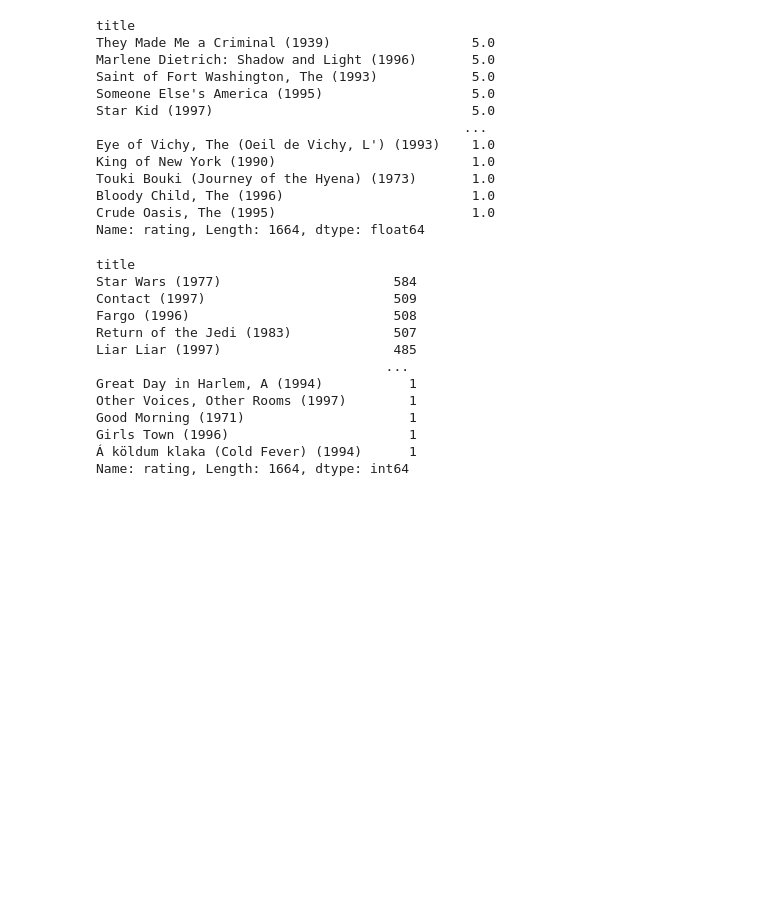
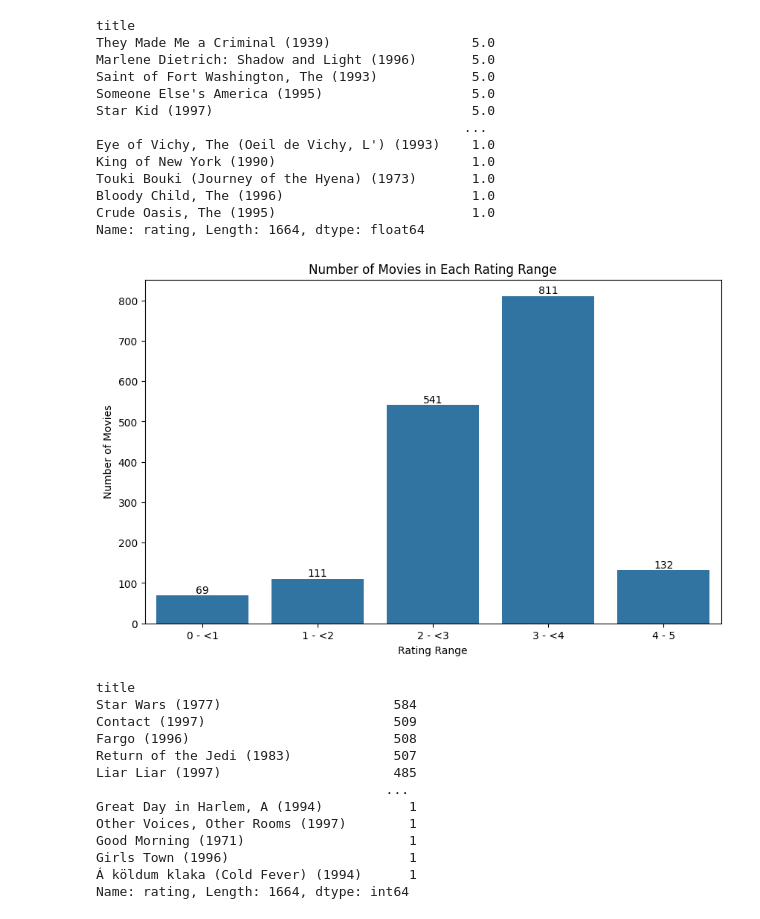
Before and after one commit to GulsahDurmaz/Implementation_of_Movie_Recommender_System, a Jupyter notebook: Implementation_of_Movie_Recommender_System.ipynb, the cells around one changed output. Cells and saved outputs as stored; diff of their text form; code cells hidden in the pictures; blank space fills up the shorter version.

```diff
--- a/Implementation_of_Movie_Recommender_System.ipynb
+++ b/Implementation_of_Movie_Recommender_System.ipynb
@@ -95,6 +102,7 @@ data.head()
 # %%
 # mean rating of all movies
-data.groupby('title')['rating'].mean().sort_values(ascending=False)
+mean_ratings = data.groupby('title')['rating'].mean().sort_values(ascending=False)
+mean_ratings
 # %% [output]
 title
 They Made Me a Criminal (1939)                  5.0
@@ -109,6 +117,21 @@ Touki Bouki (Journey of the Hyena) (1973)       1.0
 Bloody Child, The (1996)                        1.0
 Crude Oasis, The (1995)                         1.0
 Name: rating, Length: 1664, dtype: float64
+# %%
+labels = ['0 - <1', '1 - <2', '2 - <3', '3 - <4', '4 - 5']
+bins = [0, 1, 2, 3, 4, 5.1]
+mean_ratings_binned = pd.cut(mean_ratings, bins=bins, labels=labels, include_lowest=True)
+count_in_bins = mean_ratings_binned.value_counts().sort_index()
+plt.figure(figsize=(10, 6))
+sns.barplot(x=count_in_bins.index, y=count_in_bins.values)
+plt.xlabel('Rating Range')
+plt.ylabel('Number of Movies')
+plt.title('Number of Movies in Each Rating Range')
+for index, value in enumerate(count_in_bins.values):
+    plt.text(index, value, str(value), ha='center', va='bottom')
+plt.show()
+# %% [output]
+[figure, added]
 # %%
 # count rating of all movies
 data.groupby('title')['rating'].count().sort_values(ascending=False)
```
Also changed, not shown: parts of 14 cells of this notebook.
